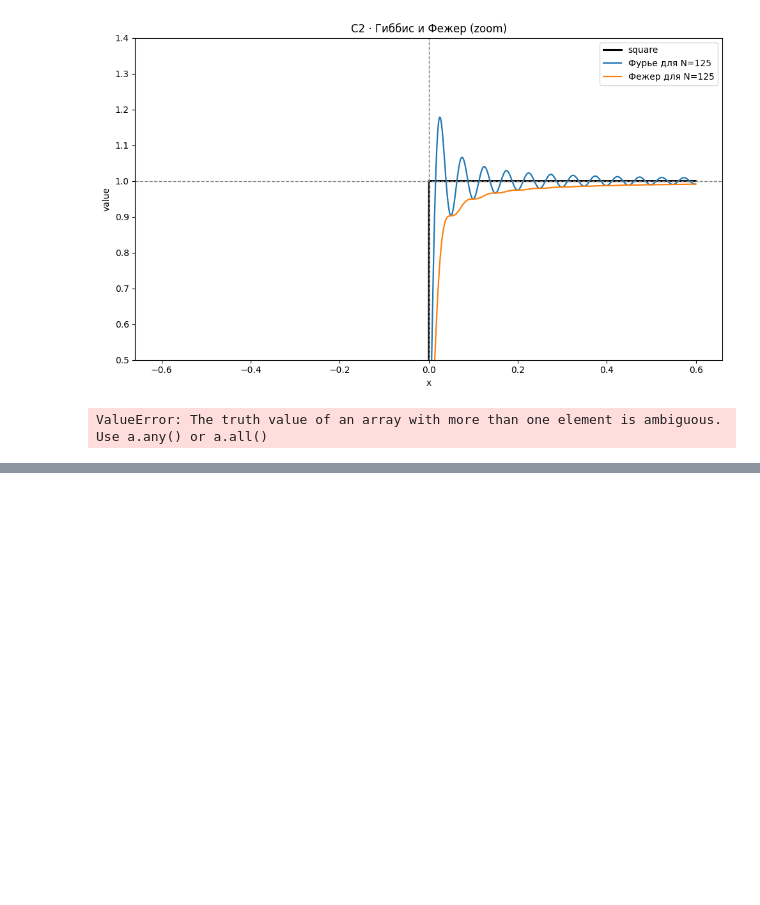
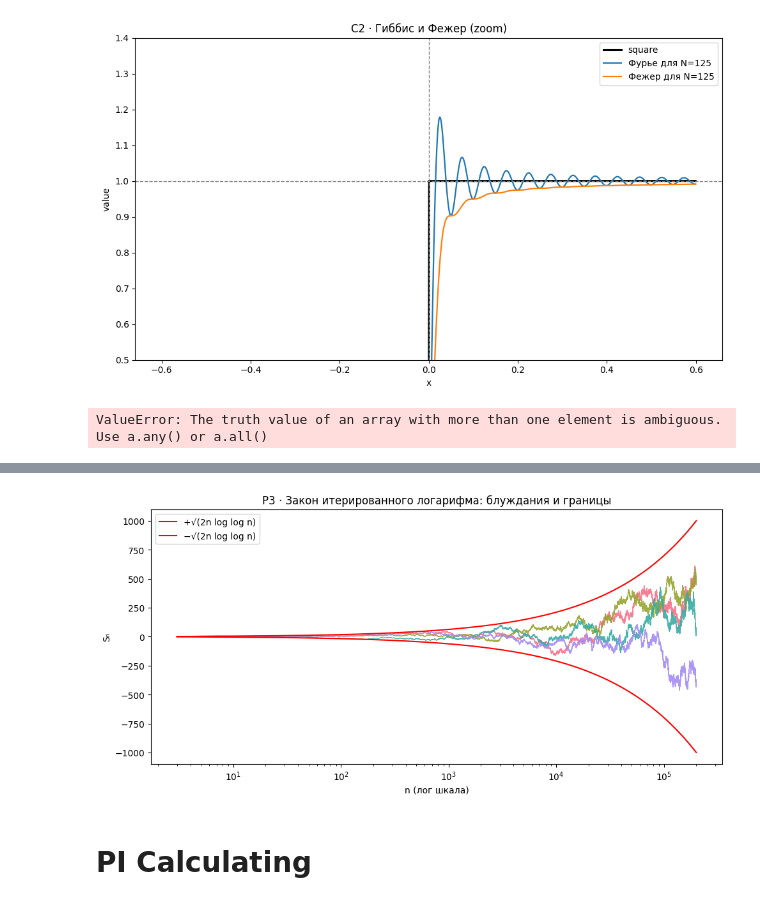
Before and after one commit to v1adimirk0zhevnikov/ML_education, a Jupyter notebook: Task2/Task2.ipynb, the cells around one changed output, grey strips where cells are left out. Drawn from its saved outputs; the diff is of its cells as text; code cells hidden in the pictures; blank space fills up the shorter version.

```diff
--- a/Task2/Task2.ipynb
+++ b/Task2/Task2.ipynb
@@ -185,0 +628,45 @@ ValueError: The truth value of an array with more than one element is ambiguous.
+# %%
+# ==========================
+# P3 · ДЗ: Закон итерированного логарифма (LIL)
+# ==========================
+# TODO
+def simulate_walk(T=2000, rng=None):
+    """По сути, вам нужно случайно выбирать из {-1, 1} каждый шаг,
+    после чего посчитать кумулятивную сумму и ее вернуть.
+    Не как в предыдущем задании"""
+    if rng is None:
+        rng = np.random.default_rng()
+    steps = rng.choice([-1, 1], size=T)
+    cumulative_sum = np.cumsum(steps)
+    return cumulative_sum
+
+
+# !!!ЗДЕСЬ НЕ НУЖНО МЕНЯТЬ, ЭТО ВЫВОД КАРТИНОК/СЛУЖЕБНОЕ!!!
+def probability_P3_LIL_one(T=200_000, traj=4, seed=7):
+    rng = np.random.default_rng(seed)
+    n = np.arange(3, T + 1)
+    a = np.sqrt(2.0 * n * np.log(np.log(n))) # огибающая
+    plt.figure(figsize=(10, 5))
+    palette = sns.color_palette("husl", traj)
+
+    for i in range(traj):
+        S = simulate_walk(T, rng)[2:] # сдвиг, чтобы длины совпадали
+        sns.lineplot(x=n, y=S, lw=0.9, alpha=0.9, color=palette[i], label=None)
+
+    plt.plot(n, a, color="red", lw=1.5, label="+√(2n log log n)")
+    plt.plot(n, -a, color="red", lw=1.5, label="−√(2n log log n)")
+    plt.xscale("log")
+    plt.xlabel("n (лог шкала)")
+    plt.ylabel("Sₙ")
+    plt.title("P3 · Закон итерированного логарифма: блуждания и границы")
+    plt.legend()
+    plt.tight_layout()
+    plt.show()
+
+
+# --- Пример ---
+probability_P3_LIL_one()
+# %% [output]
+[figure, added]
+# %% [markdown]
+# PI Calculating
```
Also changed, not shown: parts of 14 cells of this notebook, 13 other files.
